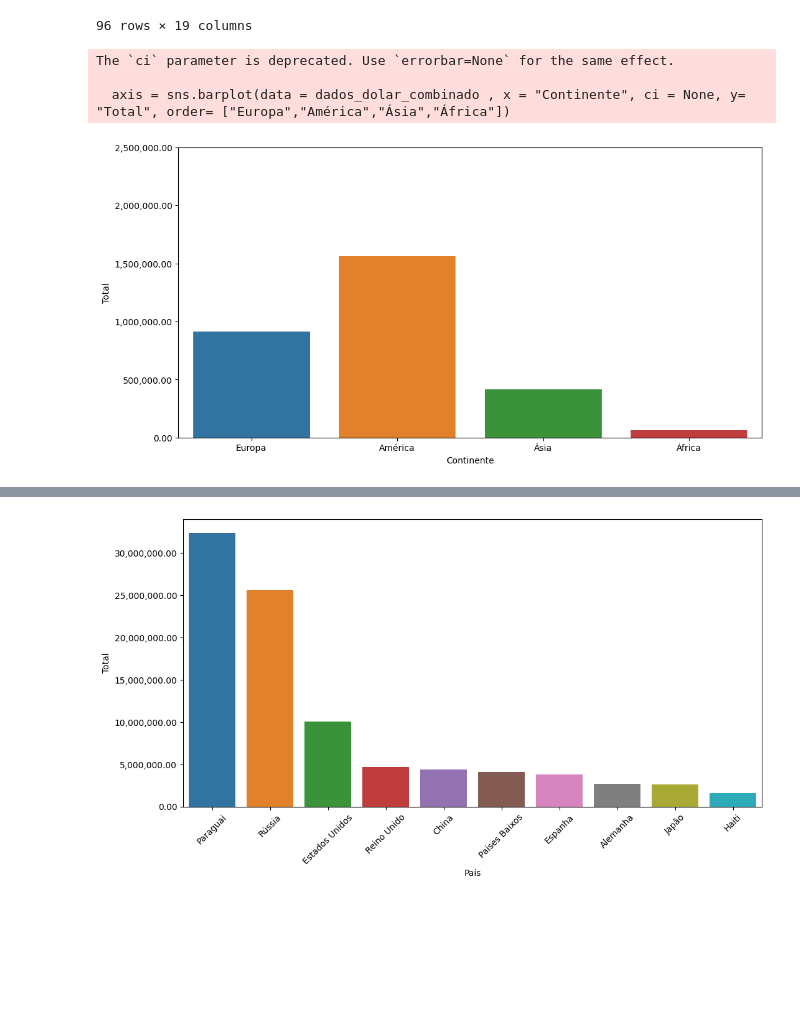
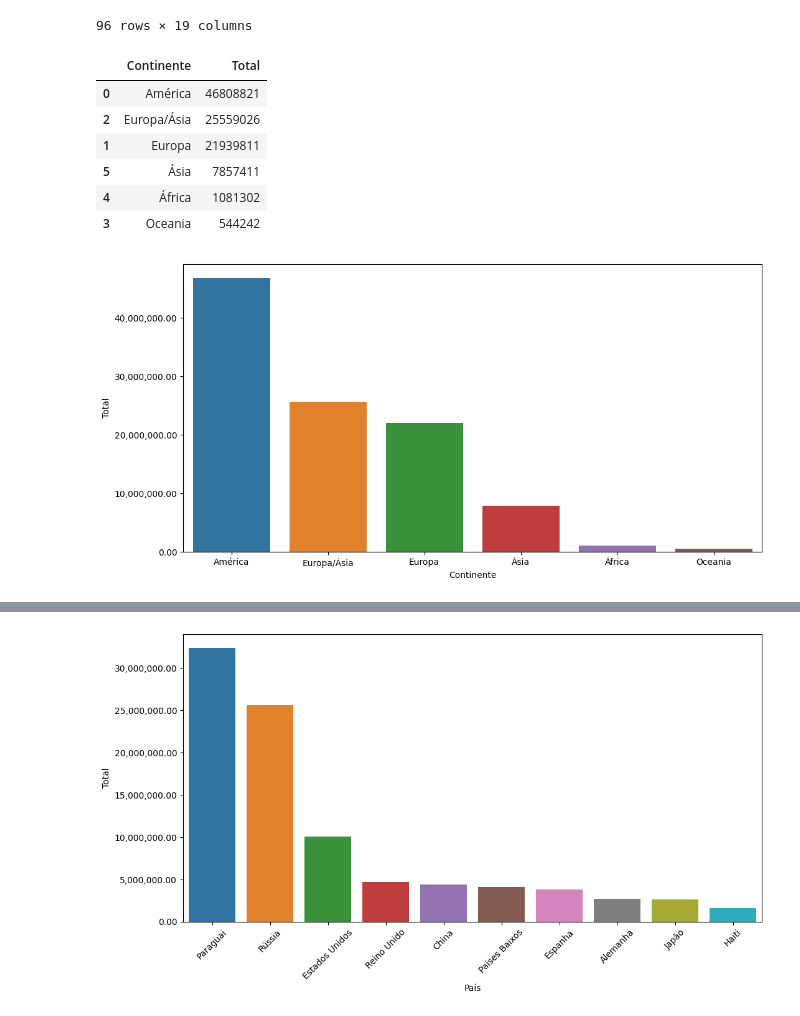
Before and after one commit to afonsosr2/techchallenge-grupo51, a Jupyter notebook: Desafio-vinhos.ipynb, the cells around one changed output, grey strips where cells are left out. Saved outputs shown, nothing was run; the diff lists cells and outputs as text; code cells hidden in the pictures; blank space fills up the shorter version.

```diff
--- a/Desafio-vinhos.ipynb
+++ b/Desafio-vinhos.ipynb
@@ -126,6 +126,7 @@ dados_pais_continente.head()
 dados_pais_continente = dados_pais_continente[dados_pais_continente.columns[:2]]
 dados_pais_continente.columns = ["País", "Continente"]
 dados_pais_continente["Continente"] = dados_pais_continente["Continente"].str.replace("Africa", "África")
+dados_pais_continente["Continente"] = dados_pais_continente["Continente"].str.replace("Europa/Ásia", "Europa")
 dados_pais_continente
 # %% [output]
 |  | País | Continente |
@@ -158,18 +164,28 @@ dados_dolar_combinado
 | 94 | 122 | Vanuatu | 0 | 0 | 0 | 0 | 0 | 0 | 0 | ... |
 | 95 | 123 | Venezuela | 27370 | 0 | 0 | 0 | 0 | 7492 | 0 | ... |
 96 rows × 19 columns
+# %%
+vendas_por_continente = dados_dolar_combinado.groupby("Continente").sum()[["Total"]]
+vendas_por_continente = vendas_por_continente.reset_index()
+vendas_por_continente = vendas_por_continente.sort_values("Total", ascending=False)
+vendas_por_continente
+# %% [output]
+|  | Continente | Total |
+| 0 | América | 46808821 |
+| 2 | Europa/Ásia | 25559026 |
+| 1 | Europa | 21939811 |
+| 5 | Ásia | 7857411 |
+| 4 | África | 1081302 |
+| 3 | Oceania | 544242 |
 # %%
 plt.figure(figsize = (12,6))
-axis = sns.barplot(data = dados_dolar_combinado , x = "Continente", ci = None, y= "Total", order= ["Europa","América","Ásia","África"])
+axis = sns.barplot(data = vendas_por_continente , x = "Continente", y= "Total")
 axis.yaxis.set_major_formatter(ticker.StrMethodFormatter("{x:,.2f}"))
-plt.ylim(0,2500000)
+#plt.ylim(0,2500000)
 plt.xticks()
 plt.show()
 # %% [output]
-The `ci` parameter is deprecated. Use `errorbar=None` for the same effect.
-
-  axis = sns.barplot(data = dados_dolar_combinado , x = "Continente", ci = None, y= "Total", order= ["Europa","América","Ásia","África"])
-[figure, old version]
+[figure, new version]
 # %%
 dados_dolar_ordenados = dados_dolar_combinado.sort_values("Total", axis= 0 , ascending= False)
 dados_dolar_ordenados.head()
```
Also changed, not shown: parts of 2 cells of this notebook.
